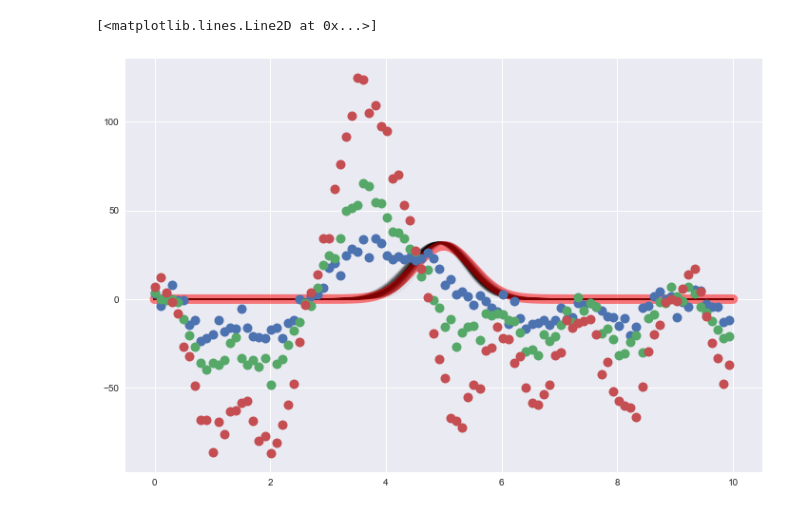
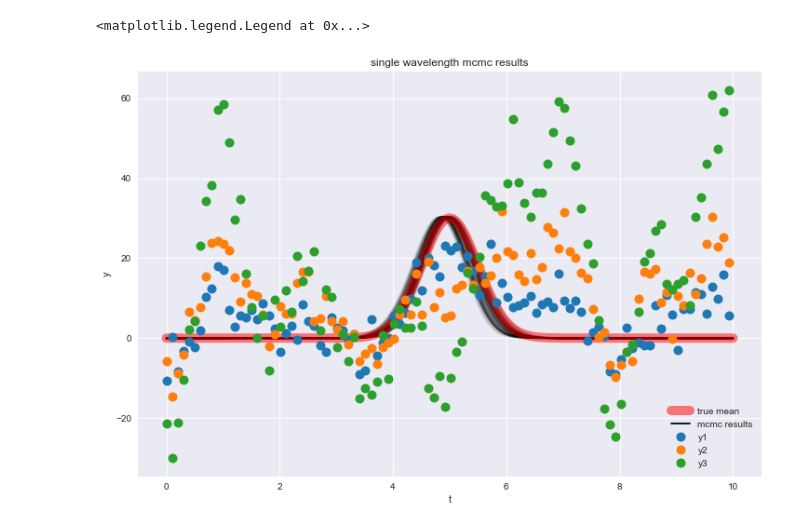
Before and after one commit to tagordon/gp2d, a Jupyter notebook: My GP Implementation.ipynb, the cells around one changed output. Saved outputs shown, nothing was run; the diff lists cells and outputs as text; code cells hidden in the pictures.

Commit message:
cleaned up and added do_mcmc function

```diff
--- a/My GP Implementation.ipynb
+++ b/My GP Implementation.ipynb
@@ -200,11 +217,0 @@ white noise:  [4.04539908]
-# %%
-t = np.linspace(0, 10, 300)
-true_params = np.log(0.5), np.log(5), 40, 5.5, 0.3
-data = make_data(true_params, gauss, 1, t)
-
-fig = pl.figure(figsize=(20, 15))
-pl.plot(t, data, 'o', alpha=1, color=palette[0], markersize=10)
-pl.plot(tp, gauss(tp, 40, 5.5, 0.3), linewidth=10, color='k', alpha=0.5)
-pl.title('fake data', size=20)
-pl.xlabel('time', size=15)
-pl.ylabel('flux', size=15)
@@ -230,13 +218,7 @@ pl.ylabel('flux', size=15)
 # %%
+# do mcmc starting from best fit parameters for the three wavelength case
+
 p0 = min_params_multi
 log_like = lambda p0, mean_func, n_samples, t, data: -neg_log_like(p0, mean_func, n_samples, t, data)
-
-# run mcmcmcmcmcmcmcmcmcmcmcmcmcmc
-ndim, nwalkers = 9, 100
-p0 = [p0 + 1e-4*np.random.randn(len(p0)) for i in range(nwalkers)]
-
-sampler = emcee.EnsembleSampler(nwalkers, ndim, log_like, args=[gauss, 3, t, [y1, y2, y3]])
-sampler.run_mcmc(p0, 100)
-samples = sampler.chain[:, 50:, :].reshape((-1, ndim))
-
+samples = do_mcmc(p0, 3, 100, 100, 50, [y1, y2, y3], t)
 fig = corner.corner(samples, labels=['l', 'wn1', 'wn2', 'wn3', 'c1', 'c2', 'A', 't0', 'sig'])
@@ -245,12 +225,21 @@ fig = corner.corner(samples, labels=['l', 'wn1', 'wn2', 'wn3', 'c1', 'c2', 'A',
 # %%
+# plot some samples from the mcmc chain over the true mean and data
+
 fig = pl.figure(figsize=(12, 8))
-for s in samples[np.random.randint(len(samples), size=200)]:
-    pl.plot(tp, gauss(tp, s[-3], s[-2], s[-1]), color='k', alpha=0.05)
-pl.plot(tp, gauss(tp, A, t0, sig), linewidth=10, color='r', alpha=0.5)
-pl.plot(t, y1, 'o', alpha=1, color=palette[0], markersize=10)
-pl.plot(t, y2, 'o', alpha=1, color=palette[1], markersize=10)
-pl.plot(t, y3, 'o', alpha=1, color=palette[2], markersize=10)
+
+for s in samples[np.random.randint(len(samples), size=50)]:
+    pl.plot(tp, gauss(tp, s[-3], s[-2], s[-1]), color='k', alpha=0.1)
+
+pl.plot(tp, gauss(tp, A, t0, sig), linewidth=10, color='r', alpha=0.5, label='true mean')
+pl.plot(0, 0, color='k', label='mcmc results')
+pl.plot(t, y1, 'o', alpha=1, color=palette[0], markersize=10, label='y1')
+pl.plot(t, y2, 'o', alpha=1, color=palette[1], markersize=10, label='y2')
+pl.plot(t, y3, 'o', alpha=1, color=palette[2], markersize=10, label='y3')
+pl.title('single wavelength mcmc results')
+pl.xlabel('t')
+pl.ylabel('y')
+pl.legend()
 # %% [output]
-[<matplotlib.lines.Line2D at 0x...>]
+<matplotlib.legend.Legend at 0x...>
-[figure, old version]
+[figure, new version]
 # %%
```
Also changed, not shown: parts of 10 cells of this notebook.
